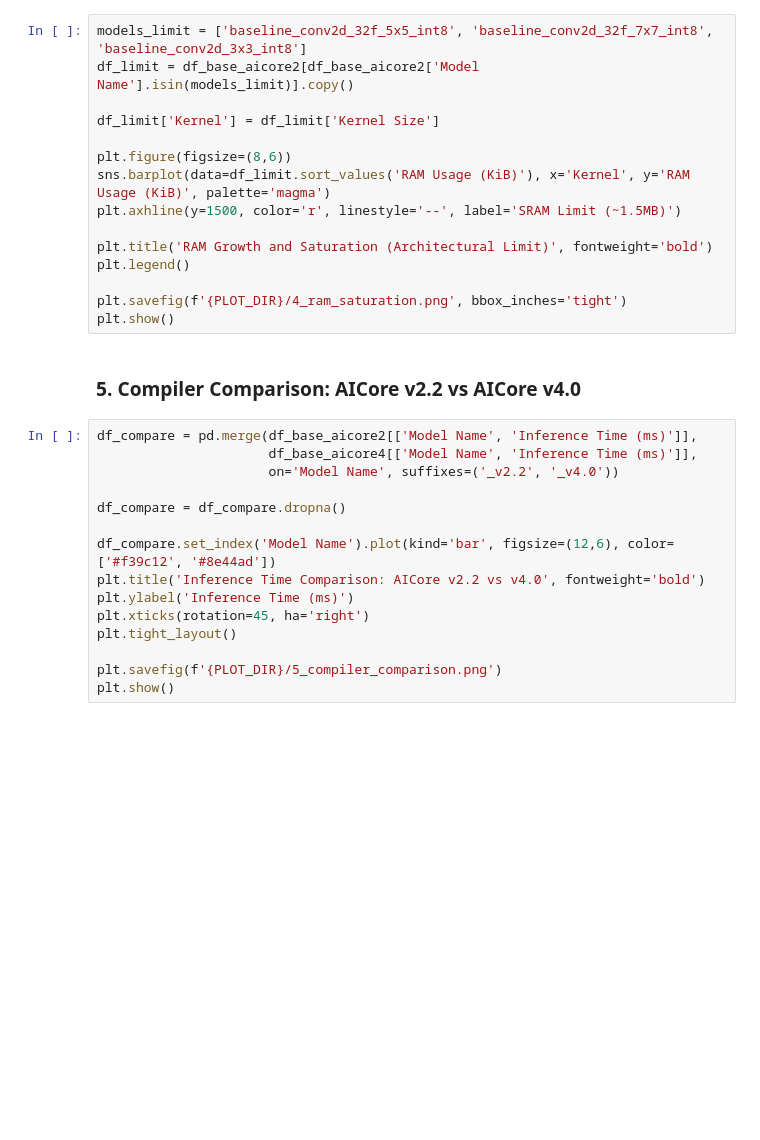
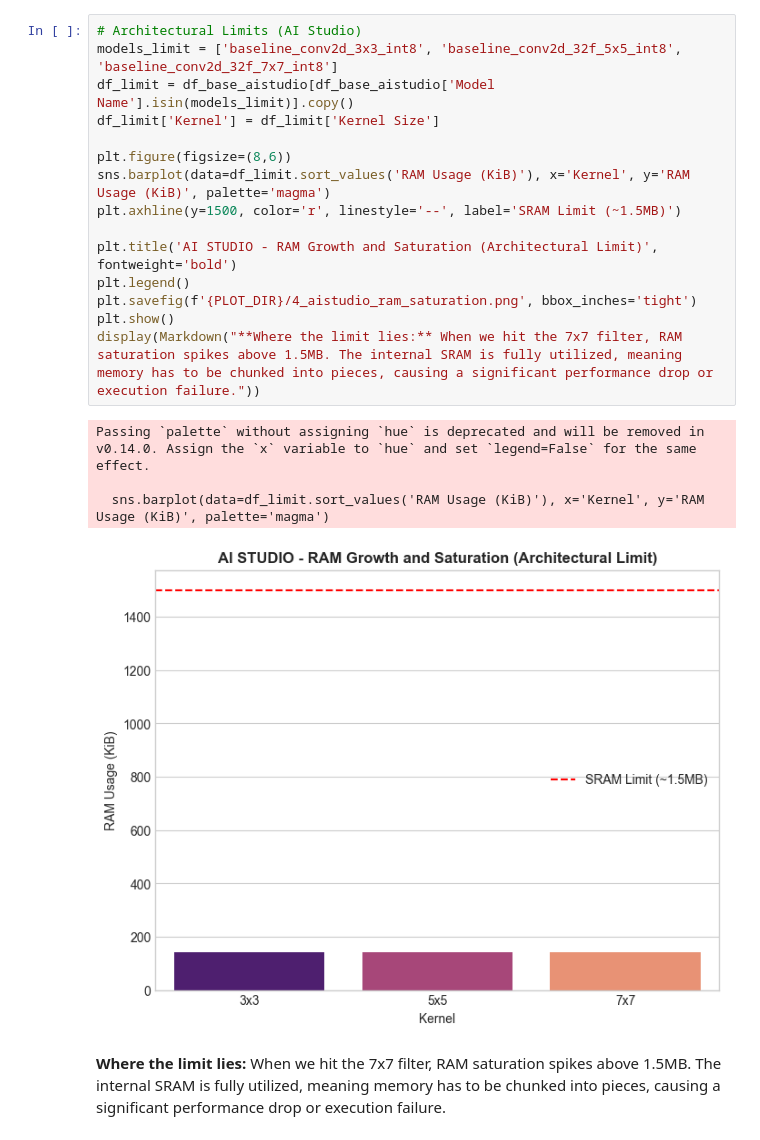
Before and after one commit to Magnus3327/stm32n6-edge-ai-benchmarks, a Jupyter notebook: Report/NPU_Performance_Analysis.ipynb, the cells around one changed output. Drawn from its saved outputs; the diff is of its cells as text; blank space fills up the shorter version.

```diff
--- a/Report/NPU_Performance_Analysis.ipynb
+++ b/Report/NPU_Performance_Analysis.ipynb
@@ -108,32 +163,21 @@ We show what happens when the model exceeds the available static SRAM memory (ap
 # %%
-models_limit = ['baseline_conv2d_32f_5x5_int8', 'baseline_conv2d_32f_7x7_int8', 'baseline_conv2d_3x3_int8']
-df_limit = df_base_aicore2[df_base_aicore2['Model Name'].isin(models_limit)].copy()
-
+# Architectural Limits (AI Studio)
+models_limit = ['baseline_conv2d_3x3_int8', 'baseline_conv2d_32f_5x5_int8', 'baseline_conv2d_32f_7x7_int8']
+df_limit = df_base_aistudio[df_base_aistudio['Model Name'].isin(models_limit)].copy()
 df_limit['Kernel'] = df_limit['Kernel Size']
 
 plt.figure(figsize=(8,6))
 sns.barplot(data=df_limit.sort_values('RAM Usage (KiB)'), x='Kernel', y='RAM Usage (KiB)', palette='magma')
 plt.axhline(y=1500, color='r', linestyle='--', label='SRAM Limit (~1.5MB)')
 
-plt.title('RAM Growth and Saturation (Architectural Limit)', fontweight='bold')
+plt.title('AI STUDIO - RAM Growth and Saturation (Architectural Limit)', fontweight='bold')
 plt.legend()
-
-plt.savefig(f'{PLOT_DIR}/4_ram_saturation.png', bbox_inches='tight')
+plt.savefig(f'{PLOT_DIR}/4_aistudio_ram_saturation.png', bbox_inches='tight')
 plt.show()
+display(Markdown("**Where the limit lies:** When we hit the 7x7 filter, RAM saturation spikes above 1.5MB. The internal SRAM is fully utilized, meaning memory has to be chunked into pieces, causing a significant performance drop or execution failure."))
+# %% [output]
+Passing `palette` without assigning `hue` is deprecated and will be removed in v0.14.0. Assign the `x` variable to `hue` and set `legend=False` for the same effect.
+
+  sns.barplot(data=df_limit.sort_values('RAM Usage (KiB)'), x='Kernel', y='RAM Usage (KiB)', palette='magma')
+[figure, added]
+**Where the limit lies:** When we hit the 7x7 filter, RAM saturation spikes above 1.5MB. The internal SRAM is fully utilized, meaning memory has to be chunked into pieces, causing a significant performance drop or execution failure.
-# %% [markdown]
-### 5. Compiler Comparison: AICore v2.2 vs AICore v4.0
-# %%
-df_compare = pd.merge(df_base_aicore2[['Model Name', 'Inference Time (ms)']],
-                      df_base_aicore4[['Model Name', 'Inference Time (ms)']],
-                      on='Model Name', suffixes=('_v2.2', '_v4.0'))
-
-df_compare = df_compare.dropna()
-
-df_compare.set_index('Model Name').plot(kind='bar', figsize=(12,6), color=['#f39c12', '#8e44ad'])
-plt.title('Inference Time Comparison: AICore v2.2 vs v4.0', fontweight='bold')
-plt.ylabel('Inference Time (ms)')
-plt.xticks(rotation=45, ha='right')
-plt.tight_layout()
-
-plt.savefig(f'{PLOT_DIR}/5_compiler_comparison.png')
-plt.show()
```
Also changed, not shown: parts of 17 cells of this notebook, 10 other files.
